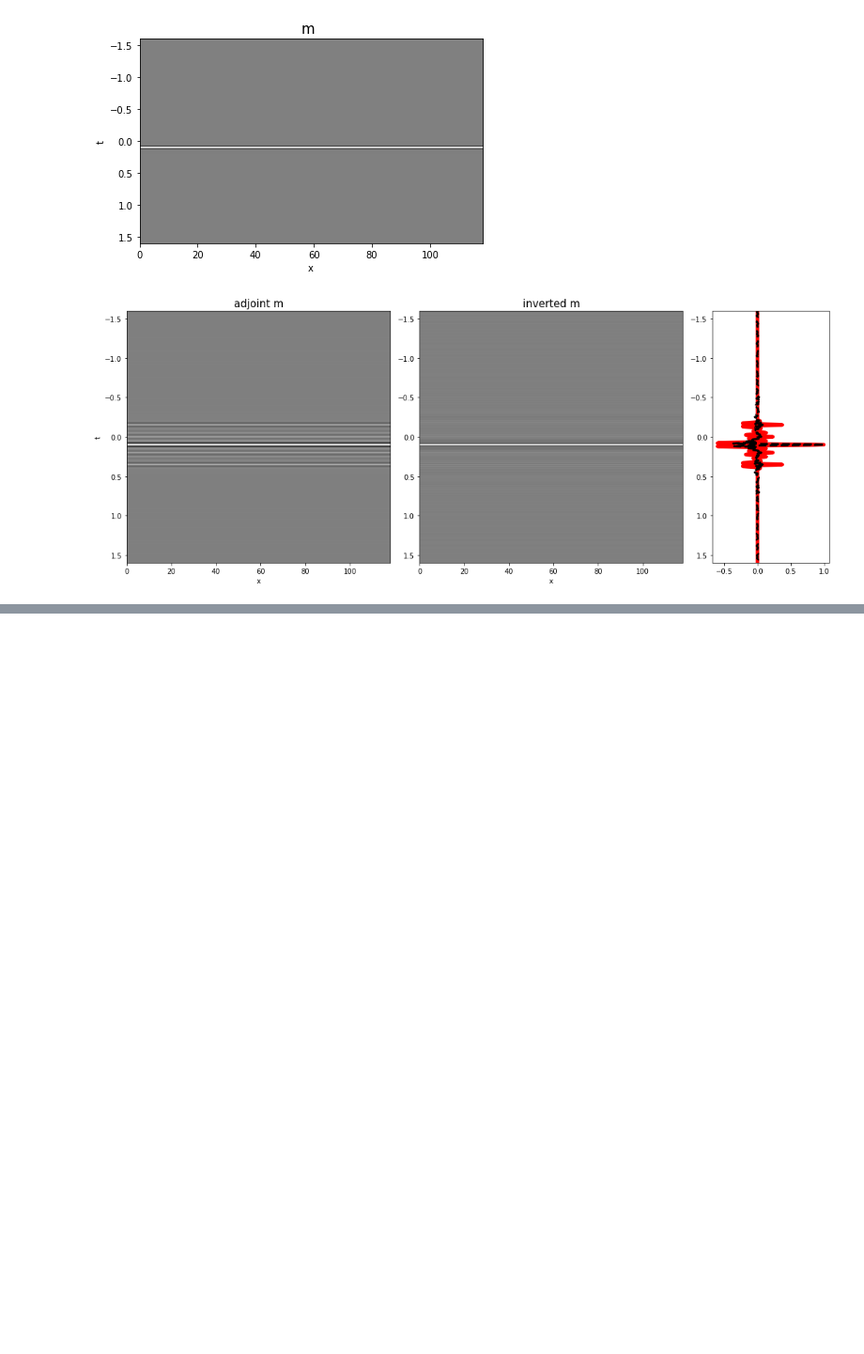
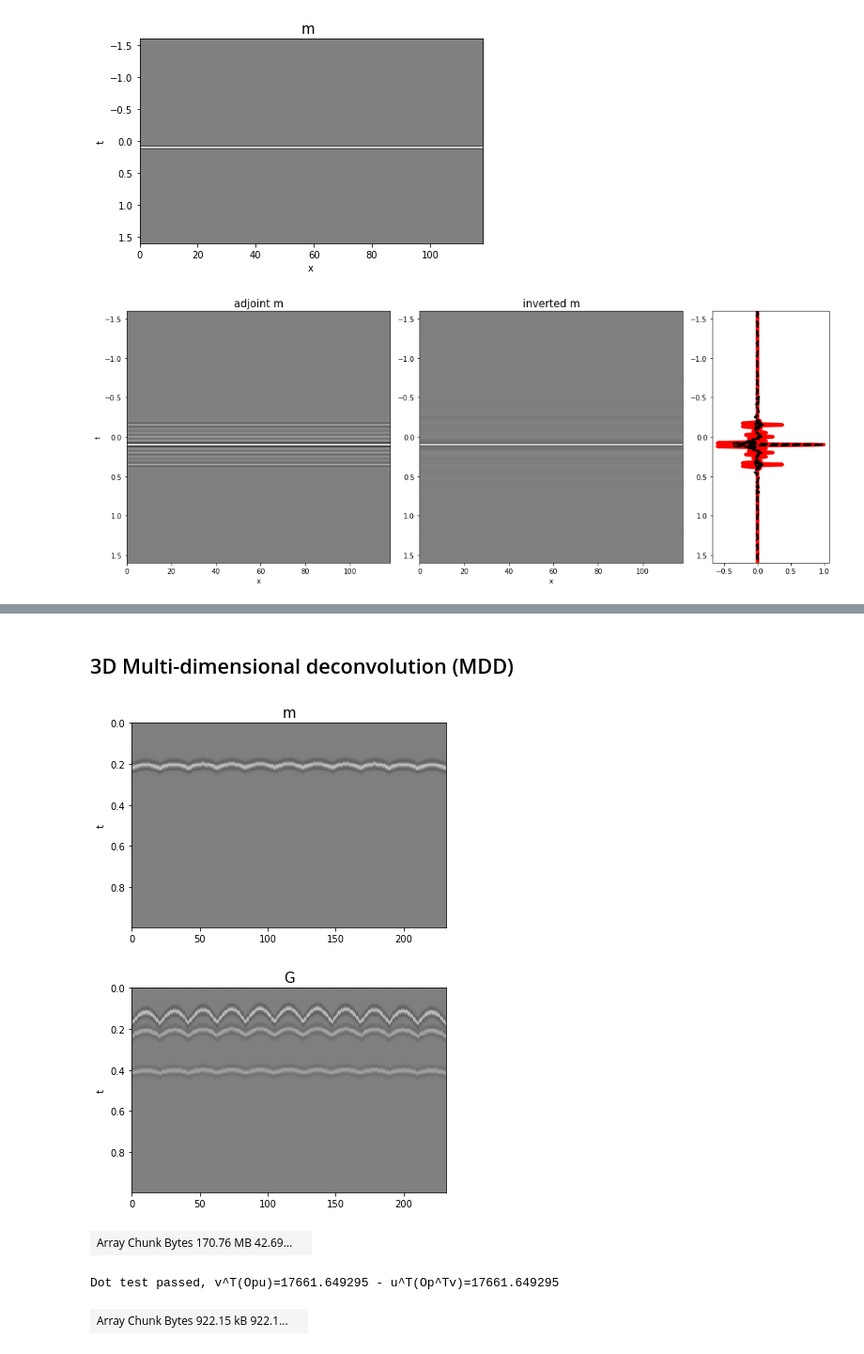
Before and after one commit to PyLops/pylops_notebooks, a Jupyter notebook: developement-distributed/WaveEquationProcessing-distributed.ipynb, the cells around one changed output, grey strips where cells are left out. Shown at 94% size. Saved outputs shown, nothing was run; the diff lists cells and outputs as text; code cells hidden in the pictures; blank space fills up the shorter version.

Commit message:
Added 3d example to WaveEquationProcessing-distributed

```diff
--- a/developement-distributed/WaveEquationProcessing-distributed.ipynb
+++ b/developement-distributed/WaveEquationProcessing-distributed.ipynb
@@ -359,0 +361,2 @@ fig.tight_layout()
+# %% [markdown]
+## 3D Multi-dimensional deconvolution (MDD)
@@ -359,0 +397,49 @@ fig.tight_layout()
+# %%
+plt.figure()
+plt.imshow(mwav.T, aspect='auto',
+           interpolation='nearest', vmin=-2, vmax=2, cmap='gray',
+           extent=(0, par['ny']*par['nx'], t.max(), t.min()))
+plt.title('m', fontsize=15)
+plt.ylabel('t');
+
+plt.figure()
+plt.imshow(Gwav[(par['ny']//2)*par['nx'] + (par['nx']//2)].T, aspect='auto',
+           interpolation='nearest', vmin=-2, vmax=2, cmap='gray',
+           extent=(0, par['ny']*par['nx'], t.max(), t.min()))
+plt.title('G', fontsize=15)
+plt.ylabel('t');
+# %% [output]
+[figure, added]
+[figure, added]
+# %%
+# Add negative part to data and model
+m     = np.concatenate((np.zeros((par['ny']*par['nx'], par['nt']-1)), m), axis=-1)
+mwav  = np.concatenate((np.zeros((par['ny']*par['nx'], par['nt']-1)), mwav), axis=-1)
+Gwav2 = np.concatenate((np.zeros((par['ny']*par['nx'], par['ny']*par['nx'], par['nt']-1)), Gwav), axis=-1)
+
+Gwav_fft = np.fft.rfft(Gwav2, 2*par['nt']-1, axis=-1)
+Gwav_fft = Gwav_fft[...,:par['nfmax']]
+Gwav_fft = Gwav_fft.transpose(2,0,1)
+
+Gwav_fft_d = da.from_array(Gwav_fft, chunks=(par['nfmax'] // n_workers, par['ny']*par['nx'], par['ny']*par['nx']))
+Gwav_fft_d
+# %% [output]
+| Array Chunk Bytes 170.76 MB 42.69... |  |
+# %%
+# PyLops-dist
+dMDCop = \
+    pylops_distributed.waveeqprocessing.MDC(Gwav_fft_d, nt=2*par['nt']-1,
+                                            nv=1, dt=par['dt'], dr=par['dx']*par['dy'],
+                                            twosided=True)
+ddottest(dMDCop, (2*par['nt']-1)*par['ny']*par['nx'],
+         (2*par['nt']-1)*par['ny']*par['nx'],
+         chunks=(dMDCop.shape[0], dMDCop.shape[1]),
+         complexflag=3, verb=True);
+# %% [output]
+Dot test passed, v^T(Opu)=17661.649295 - u^T(Op^Tv)=17661.649295
+# %%
+dd = dMDCop * (da.from_array(m.T, chunks=(2*par['nt']-1, par['ny']*par['nx']))).ravel()
+dd = dd.reshape(2*par['nt']-1, par['ny']*par['nx'])
+dd
+# %% [output]
+| Array Chunk Bytes 922.15 kB 922.1... |  |
```
Also changed, not shown: parts of 9 cells of this notebook.
